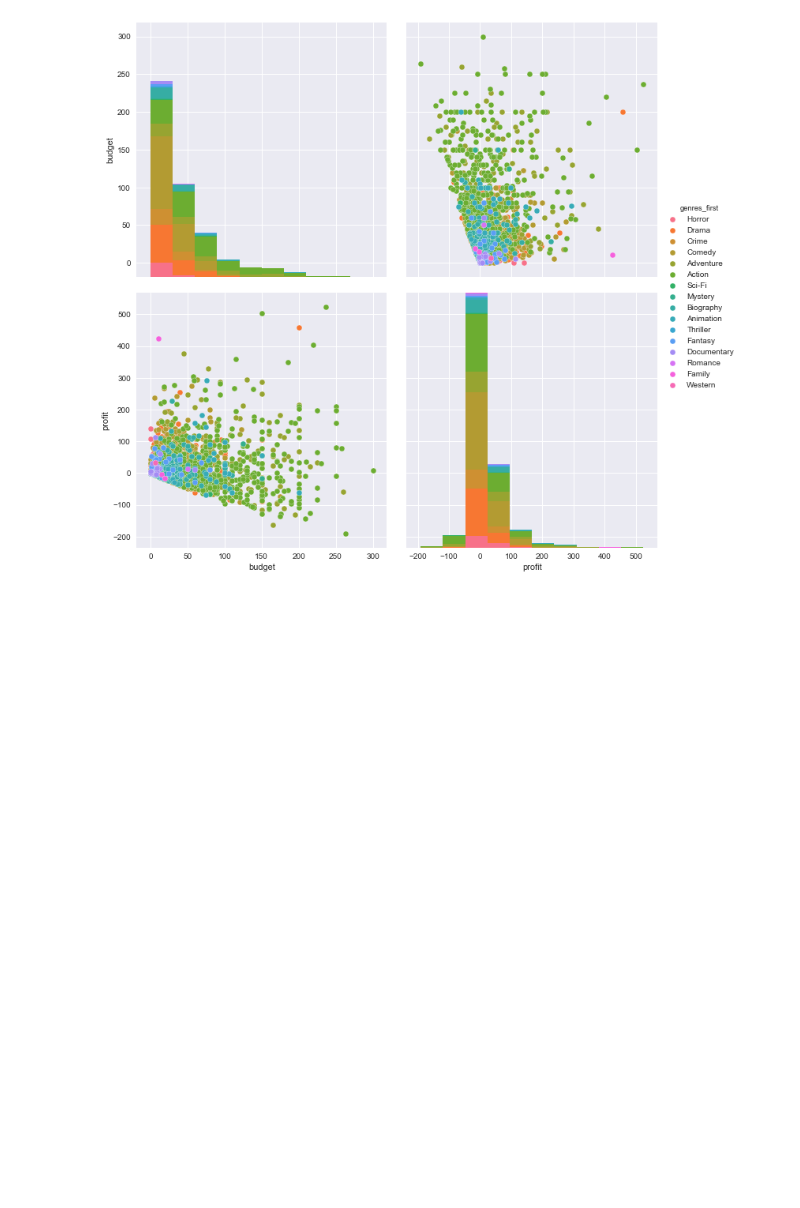
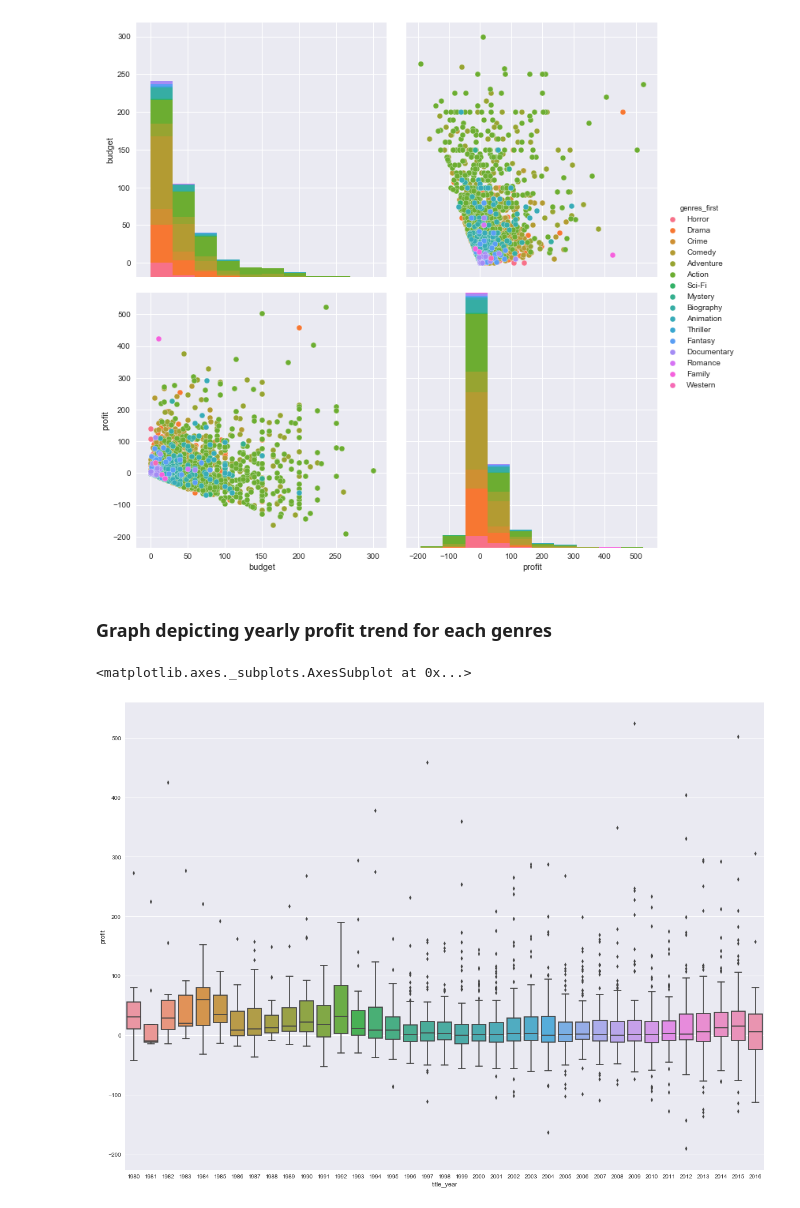
Before and after one commit to divyaaligireddy/IMDB-data-analysis, a Jupyter notebook: IMDB_data_analysis.ipynb, the cells around one changed output. Drawn from its saved outputs; the diff is of its cells as text; code cells hidden in the pictures; blank space fills up the shorter version.

```diff
--- a/IMDB_data_analysis.ipynb
+++ b/IMDB_data_analysis.ipynb
@@ -375,8 +400,7 @@ mean_imdb[:10].sort_values().plot.barh(figsize=(12, 6), title='Top 10 directors
 # %%
 frame1=pd.DataFrame(movies, columns=['gross', 'budget', 'genres', 'title_year','language','country'])
 print frame1.count()
-## drop the rows wich have Nan values and filter rows after 1980, with english language and country as USA
-frame1.dropna(inplace=True)
+## filter rows after 1980, with english language and country as USA
 frame1=frame1[( (frame1.title_year) >= 1980) & (frame1.language=='English')  & (frame1.country=='USA') ]
 print frame1.count()
 ## sanitize the genres column, get the first value from genres
@@ -446,3 +473,12 @@ frame2=pd.DataFrame(frame1, columns=[ 'budget', 'profit', 'genres_first'])
 sns.pairplot(frame2, hue="genres_first",size=5);
 # %% [output]
 [figure]
+# %% [markdown]
+### Graph depicting yearly profit trend for each genres
+# %%
+frame2=pd.DataFrame(frame1, columns=[ 'title_year', 'profit','budget', 'genres_first'])
+f, ax = plt.subplots(figsize=(20, 15))
+sns.boxplot(x ='title_year', y = 'profit',  data = frame2)
+# %% [output]
+<matplotlib.axes._subplots.AxesSubplot at 0x...>
+[figure, added]
```
Also changed, not shown: parts of 13 cells of this notebook.
